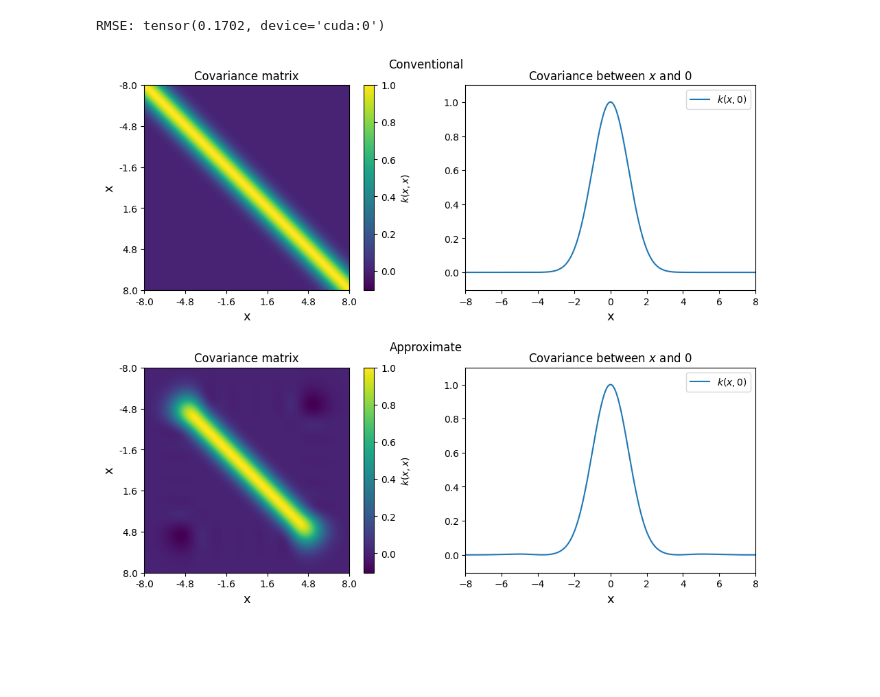
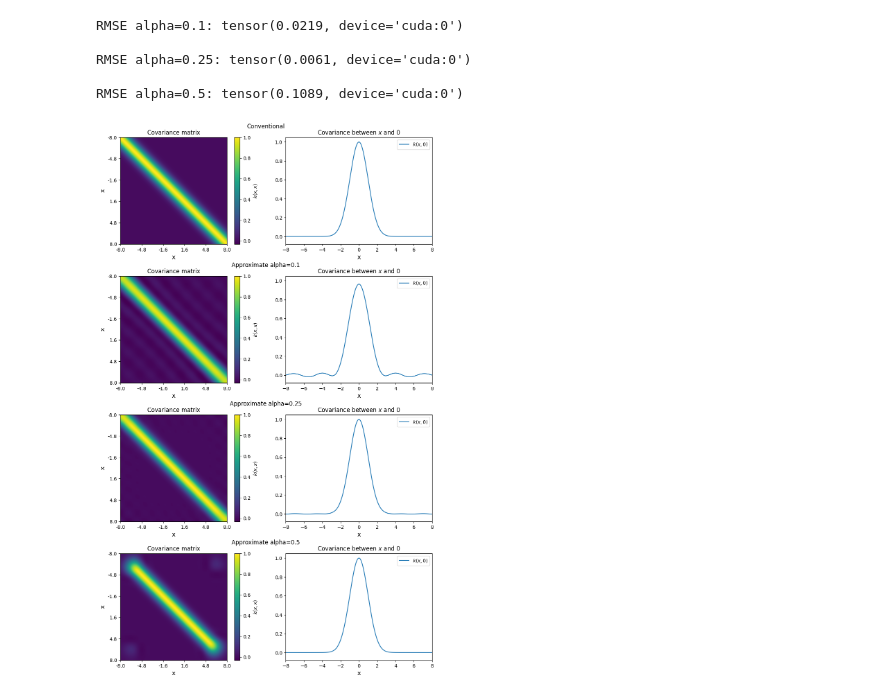
Before and after one commit to Cef0PT/famgpytorch, a Jupyter notebook: playground/visualising_alpha_value.ipynb, the cells around one changed output. Saved outputs shown, nothing was run; the diff lists cells and outputs as text; code cells hidden in the pictures; blank space fills up the shorter version.

Commit message:
added plots for different alpha values

```diff
--- a/playground/visualising_alpha_value.ipynb
+++ b/playground/visualising_alpha_value.ipynb
@@ -61,42 +58,66 @@ approx_model.covar_module.alpha = 0.5
 # %%
 with torch.no_grad():
     conv_f_train = conv_model(train_x)
     conv_train_covar = conv_f_train.covariance_matrix
 
-    approx_f_train = approx_model(train_x)
-    approx_train_covar = approx_f_train.covariance_matrix
+    approx_model.covar_module.alpha = 0.1
+    approx_f_train_0_1 = approx_model(train_x)
+    approx_train_covar_0_1 = approx_f_train_0_1.covariance_matrix
 
-    rmse = torch.sqrt(torch.mean((conv_train_covar - approx_train_covar)**2))
-    print("\nRMSE:", rmse)
+    approx_model.covar_module.alpha = 0.25
+    approx_f_train_0_25 = approx_model(train_x)
+    approx_train_covar_0_25 = approx_f_train_0_25.covariance_matrix
+
+    approx_model.covar_module.alpha = 0.5
+    approx_f_train_0_5 = approx_model(train_x)
+    approx_train_covar_0_5 = approx_f_train_0_5.covariance_matrix
+
+    rmse = torch.sqrt(torch.mean((conv_train_covar - approx_train_covar_0_1)**2))
+    print("\nRMSE alpha=0.1:", rmse)
+    rmse = torch.sqrt(torch.mean((conv_train_covar - approx_train_covar_0_25)**2))
+    print("\nRMSE alpha=0.25:", rmse)
+    rmse = torch.sqrt(torch.mean((conv_train_covar - approx_train_covar_0_5)**2))
+    print("\nRMSE alpha=0.5:", rmse)
 
     # plot resulting covariance matrix
-    fig = plt.figure(figsize=(12, 8))
-    subfigs = fig.subfigures(2, 1, hspace=0.06)
+    fig = plt.figure(figsize=(12, 16))
+    subfigs = fig.subfigures(4, 1) #, hspace=0.06)
     subfigs[0].suptitle("Conventional")
-    subfigs[1].suptitle("Approximate")
-    vmin = torch.min(torch.cat((conv_train_covar, approx_train_covar))).item()
-    vmax = torch.max(torch.cat((conv_train_covar, approx_train_covar))).item()
-    for row, covar in enumerate([conv_train_covar.to('cpu'), approx_train_covar.to('cpu')]):
+    subfigs[1].suptitle("Approximate alpha=0.1")
+    subfigs[2].suptitle("Approximate alpha=0.25")
+    subfigs[3].suptitle("Approximate alpha=0.5")
+    vmin = torch.min(torch.cat((conv_train_covar, approx_train_covar_0_1, approx_train_covar_0_25, approx_train_covar_0_5))).item()
+    vmax = torch.max(torch.cat((conv_train_covar, approx_train_covar_0_1, approx_train_covar_0_25, approx_train_covar_0_5))).item()
+    for row, covar in enumerate([
+        conv_train_covar.to('cpu'),
+        approx_train_covar_0_1.to('cpu'),
+        approx_train_covar_0_25.to('cpu'),
+        approx_train_covar_0_5.to('cpu')
+    ]):
         ax1, ax2 = subfigs[row].subplots(1, 2)
 
         im = ax1.imshow(covar.numpy(), cmap=plt.colormaps['viridis'], vmin=vmin, vmax=vmax)
         cbar = plt.colorbar(im, ax=ax1)
         cbar.ax.set_ylabel('$k(x,x)$', fontsize=10)
         ax1.set_title("Covariance matrix")
         ax1.set_xlabel('x', fontsize=13)
         ax1.set_ylabel('x', fontsize=13)
         ax1.set_xticks(np.linspace(0, nb_training_points - 1, min(nb_training_points, 6)))
         ax1.set_yticks(np.linspace(0, nb_training_points - 1, min(nb_training_points, 6)))
         ax1.set_xticklabels(np.round(np.linspace(-abs_limit, abs_limit, min(nb_training_points, 6)), 2))
         ax1.set_yticklabels(np.round(np.linspace(-abs_limit, abs_limit, min(nb_training_points, 6)), 2))
         ax1.grid(False)
 
         ax2.plot(train_x.to('cpu').numpy(), covar.numpy()[:,nb_training_points // 2], label='$k(x,0)$')
         ax2.set_xlabel('x', fontsize=13)
         ax2.set_title('Covariance between $x$ and $0$')
         ax2.set_xlim([-abs_limit, abs_limit])
-        ax2.set_ylim([vmin, 1.1])
+        ax2.set_ylim([vmin-0.05, vmax+0.05])
         ax2.legend(loc=1)
 # %% [output]
-RMSE: tensor(0.1702, device='cuda:0')
+RMSE alpha=0.1: tensor(0.0219, device='cuda:0')
+
+RMSE alpha=0.25: tensor(0.0061, device='cuda:0')
+
+RMSE alpha=0.5: tensor(0.1089, device='cuda:0')
-[figure, old version]
+[figure, new version]
```
Also changed, not shown: parts of 2 cells of this notebook.
